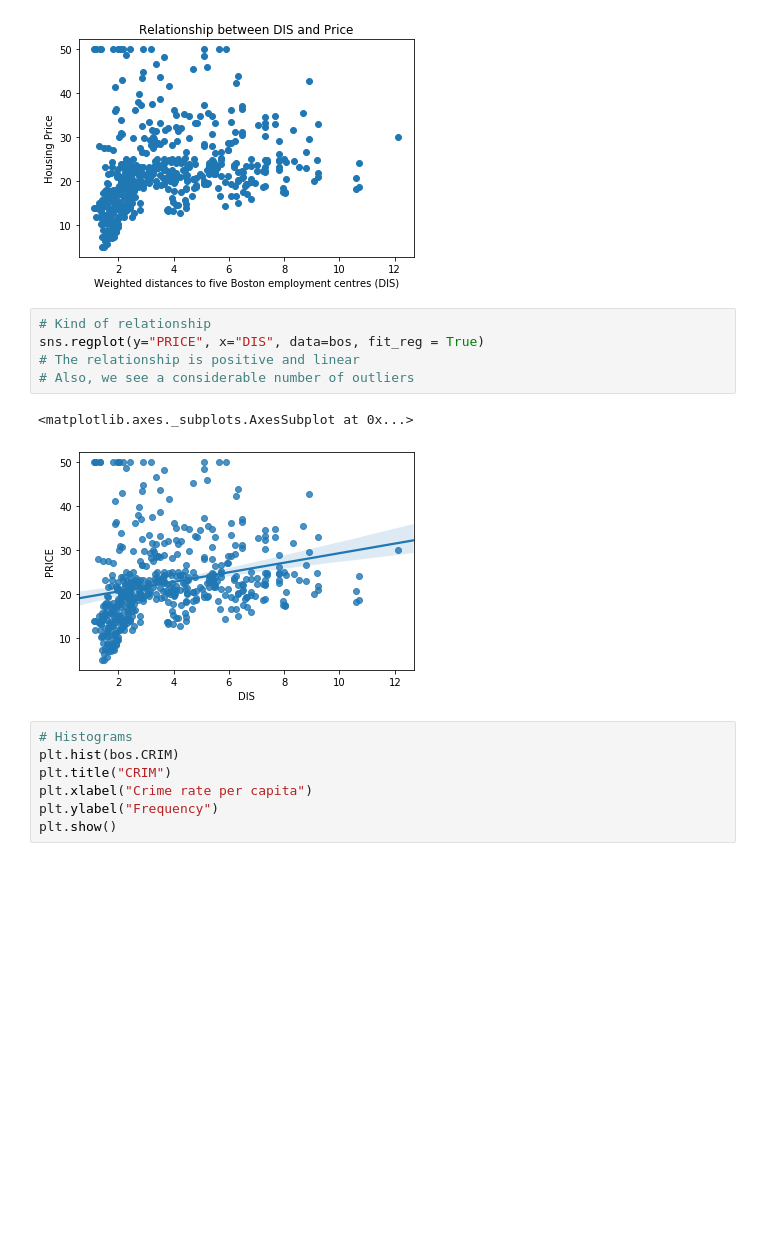
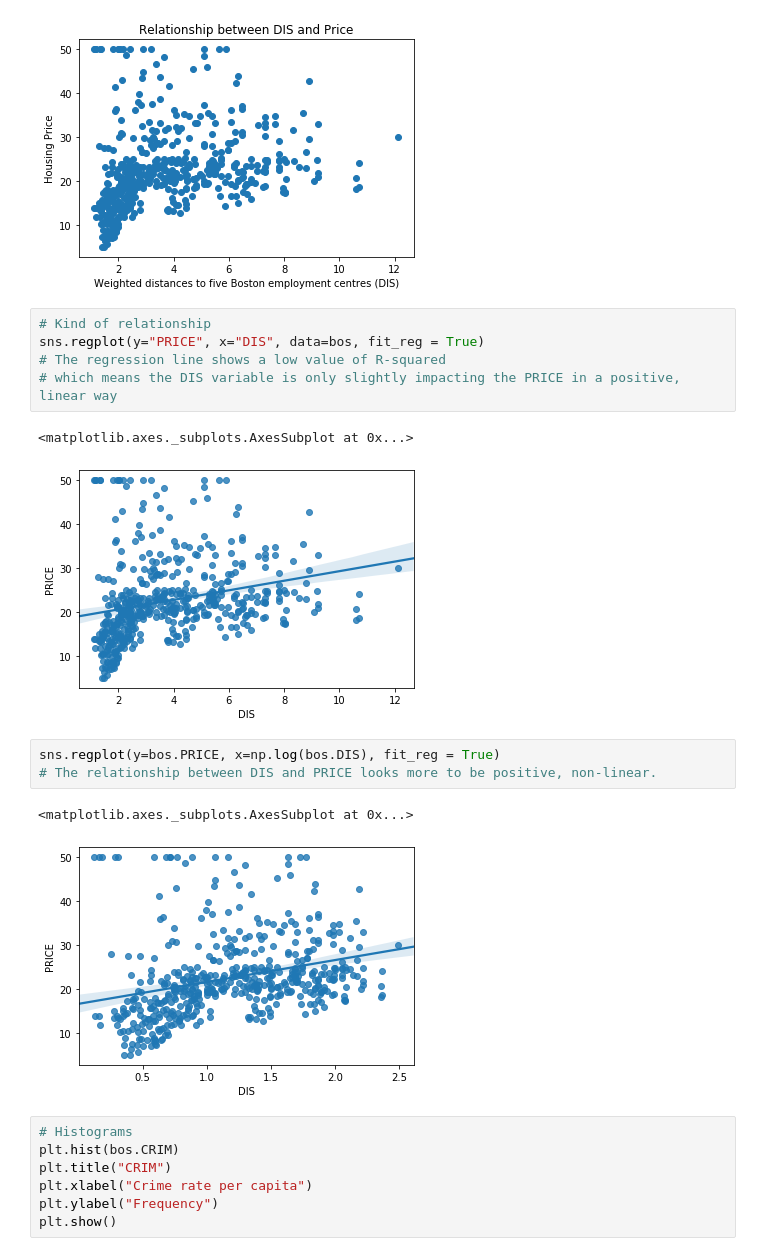
Before and after one commit to UmarFarooqui/ML_Algorithms, a Jupyter notebook: linear_regression/Linear_Regression.ipynb, the cells around one changed output. Cells and saved outputs as stored; diff of their text form; blank space fills up the shorter version.

Commit message:
Added more steps where calculating r-squared and f-statistics values

```diff
--- a/linear_regression/Linear_Regression.ipynb
+++ b/linear_regression/Linear_Regression.ipynb
@@ -174,11 +179,17 @@ Text(0.5, 1.0, 'Relationship between DIS and Price')
 # %%
 # Kind of relationship
 sns.regplot(y="PRICE", x="DIS", data=bos, fit_reg = True)
-# The relationship is positive and linear
-# Also, we see a considerable number of outliers
+# The regression line shows a low value of R-squared
+# which means the DIS variable is only slightly impacting the PRICE in a positive, linear way
 # %% [output]
 <matplotlib.axes._subplots.AxesSubplot at 0x...>
 [figure]
+# %%
+sns.regplot(y=bos.PRICE, x=np.log(bos.DIS), fit_reg = True)
+# The relationship between DIS and PRICE looks more to be positive, non-linear.
+# %% [output]
+<matplotlib.axes._subplots.AxesSubplot at 0x...>
+[figure, added]
 # %%
 # Histograms
 plt.hist(bos.CRIM)
```
Also changed, not shown: parts of 21 cells of this notebook.
